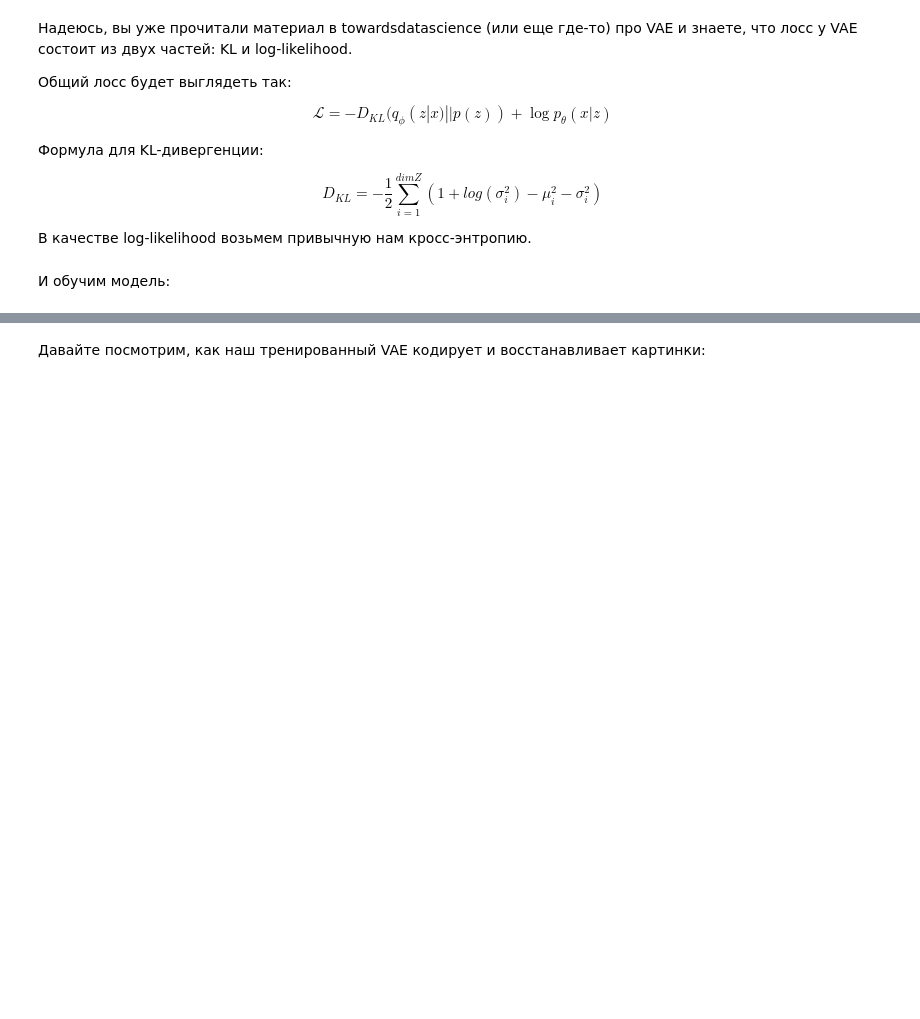
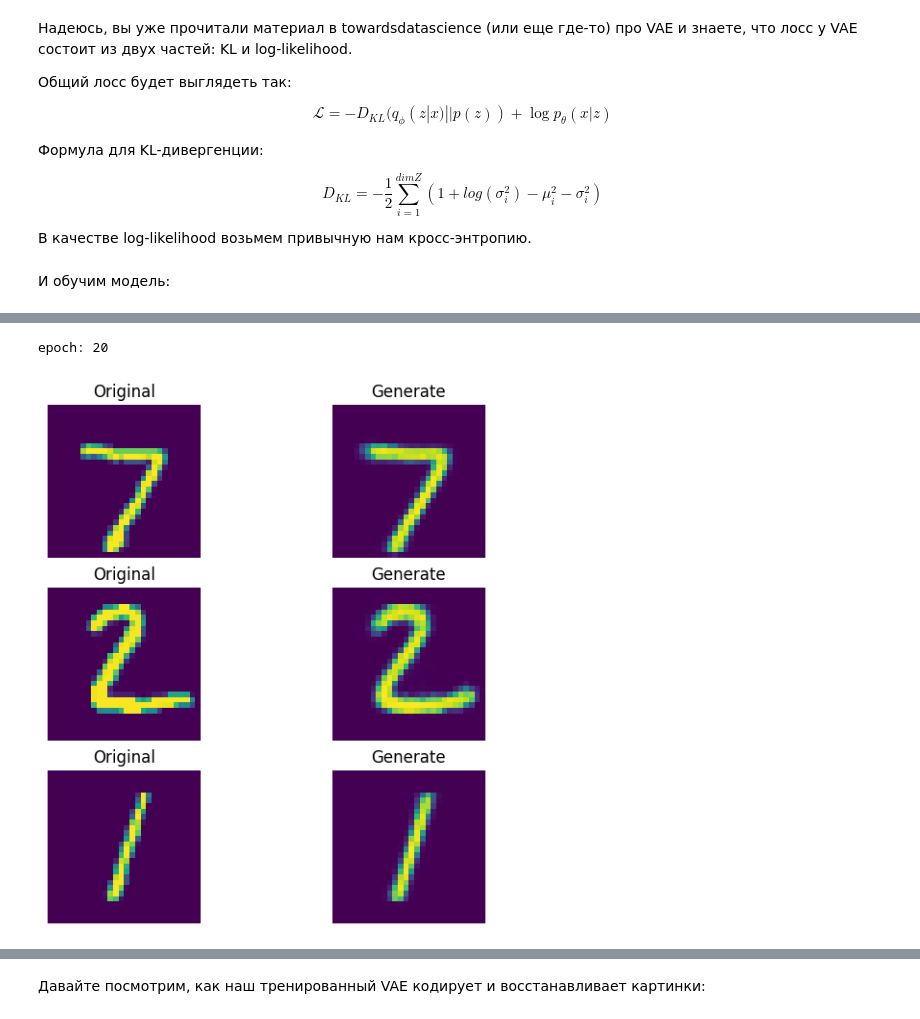
Before and after one commit to TimeNtWait/School, a Jupyter notebook: dls/part1_lesson_18_generative_GAN_VAE/2023 [hw] autoencoders_Ivan_Chernykh.ipynb, the cells around one changed output, grey strips where cells are left out. Drawn from its saved outputs; the diff is of its cells as text; code cells hidden in the pictures; blank space fills up the shorter version.

```diff
--- a/dls/part1_lesson_18_generative_GAN_VAE/2023 [hw] autoencoders_Ivan_Chernykh.ipynb
+++ b/dls/part1_lesson_18_generative_GAN_VAE/2023 [hw] autoencoders_Ivan_Chernykh.ipynb
@@ -638,7 +630,7 @@ test_dataset = datasets.MNIST(root='./mnist_data/', train=False, transform=trans
 
 # Data Loader (Input Pipeline)
 train_loader = torch.utils.data.DataLoader(dataset=train_dataset, batch_size=batch_size, shuffle=True)
-test_loader = torch.utils.data.DataLoader(dataset=test_dataset, batch_size=batch_size, shuffle=False
+test_loader = torch.utils.data.DataLoader(dataset=test_dataset, batch_size=batch_size, shuffle=False)
 # %% [markdown]
 ## 2.1 Архитектура модели и обучение (2 балла)
 
@@ -693,17 +723,21 @@ def KL_divergence(mu, logsigma):
     """
     часть функции потерь, которая отвечает за "близость" латентных представлений разных людей
     """
-    loss = <напишите код для KL-дивергенции, пользуясь формулой выше>
-    return
+#     print(f"logsigma: {logsigma}")
+    loss = -0.5 * torch.sum(1 + logsigma - mu.pow(2) - logsigma.exp())
+    return loss
 
 def log_likelihood(x, reconstruction):
     """
     часть функции потерь, которая отвечает за качество реконструкции (как mse в обычном autoencoder)
     """
-    loss = <binary cross-entropy>
+#     loss = nn.BCELoss()
+    loss = nn.BCELoss(reduction="sum")
     return loss(reconstruction, x)
 
 def loss_vae(x, mu, logsigma, reconstruction):
-    return <соедините тут две компоненты лосса. Mind the sign!>
+    # <соедините тут две компоненты лосса. Mind the sign!>
+    loss_vae = KL_divergence(mu, logsigma) + log_likelihood(x, reconstruction)
+    return loss_vae
 # %% [markdown]
 И обучим модель:
@@ -717,0 +755,56 @@ optimizer = <Ваш любимый оптимизатор>
+# %%
+imgsize=28
+latent_size=32
+criterion = loss_vae
+autoencoder = VAE(imgsize=imgsize, latent_size=latent_size)
+optimizer = optim.Adam(autoencoder.parameters())
+
+
+history = []
+max_epochs = 20
+for epoch in tqdm(range(max_epochs)):
+    print(f"epoch: {epoch}")
+
+    autoencoder.train()
+    train_losses = 0
+    for x_batch, y_batch in tqdm(train_loader):
+        optimizer.zero_grad()
+        mu, logsigma, reconstruction = autoencoder(x_batch)
+        loss = loss_vae(x_batch, mu, logsigma, reconstruction)
+        loss.backward()
+        optimizer.step()
+        train_losses += loss.item()
+    train_losses = train_losses / len(train_loader)
+
+
+    autoencoder.eval()
+    val_losses = 0
+    with torch.no_grad():
+        for x_batch, y_batch in tqdm(test_loader):
+            mu, logsigma, reconstruction = autoencoder(x_batch)
+            loss = loss_vae(x_batch, mu, logsigma, reconstruction)
+            val_losses += loss.item()
+
+        val_losses = val_losses / len(test_loader)
+
+        # Show example
+        clear_output(wait=True)
+        x_batch, _ = next(iter(test_loader))
+        mu, logsigma, reconstruction = autoencoder(x_batch)
+
+        print(f"epoch: {epoch+1}")
+        fig, axs = plt.subplots(nrows=3, ncols=2, figsize=(7,7))
+        for i in range(3):
+            axs[i, 0].set_title("Original")
+            axs[i, 0].axis("off")
+            axs[i, 0].imshow(x_batch[i].permute(1, 2, 0))
+
+            axs[i, 1].set_title("Generate")
+            axs[i, 1].axis("off")
+            axs[i, 1].imshow(reconstruction[i].permute(1, 2, 0))
+        plt.show()
+
+    history.append((train_losses, val_losses))
+# %% [output]
+epoch: 20
+[figure, added]
```
Also changed, not shown: parts of 23 cells of this notebook, 1 other file.
